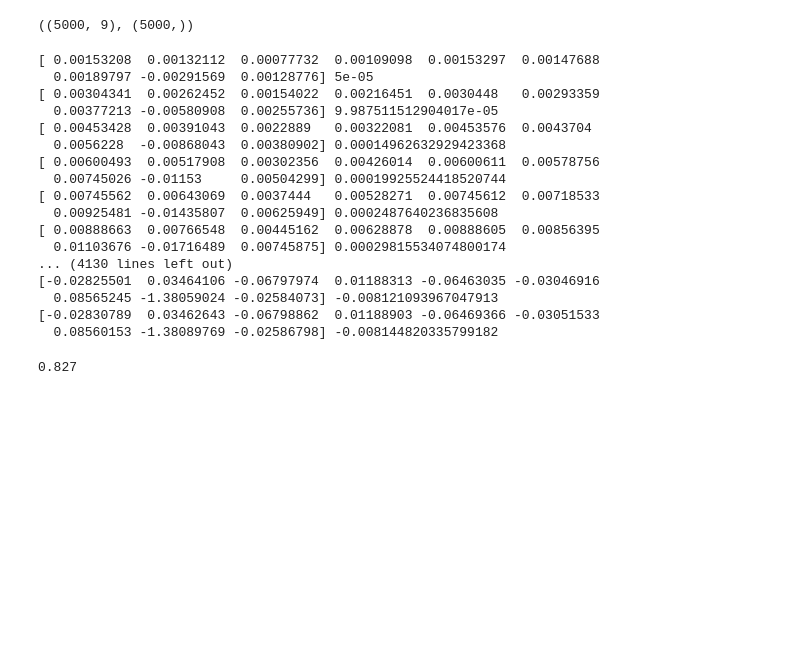
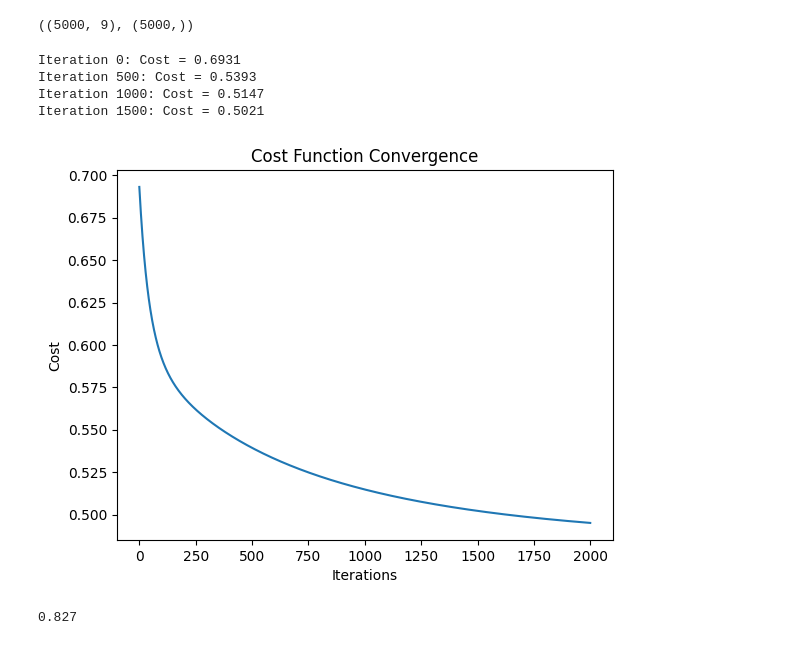
Before and after one commit to kriti123680/Air-Pollution-Analysis, a Jupyter notebook: notebook/logistic_regression.ipynb, the cells around one changed output. Cells and saved outputs as stored; diff of their text form; code cells hidden in the pictures; blank space fills up the shorter version.

```diff
--- a/notebook/logistic_regression.ipynb
+++ b/notebook/logistic_regression.ipynb
@@ -44,7 +44,8 @@ class LogisticRegressionScratch:
             self.weights = w_new
             b_new = self.bias - self.learning_rate*db
             self.bias = b_new
-            print(self.weights,self.bias)
+            if i % 500 == 0:
+                print(f"Iteration {i}: Cost = {cost:.4f}")
     def predict_proba(self,X):
         linear_output = np.dot(X,self.weights)+self.bias
         return self.sigmoid(linear_output)
@@ -65,23 +67,19 @@ X_test = scaler.transform(X_test)
 model = LogisticRegressionScratch(learning_rate=0.01,iterations = 2000)
 model.fit(X_train,y_train)
 # %% [output]
-[ 0.00153208  0.00132112  0.00077732  0.00109098  0.00153297  0.00147688
-  0.00189797 -0.00291569  0.00128776] 5e-05
-[ 0.00304341  0.00262452  0.00154022  0.00216451  0.0030448   0.00293359
-  0.00377213 -0.00580908  0.00255736] 9.987511512904017e-05
-[ 0.00453428  0.00391043  0.0022889   0.00322081  0.00453576  0.0043704
-  0.0056228  -0.00868043  0.00380902] 0.00014962632929423368
-[ 0.00600493  0.00517908  0.00302356  0.00426014  0.00600611  0.00578756
-  0.00745026 -0.01153     0.00504299] 0.00019925524418520744
-[ 0.00745562  0.00643069  0.0037444   0.00528271  0.00745612  0.00718533
-  0.00925481 -0.01435807  0.00625949] 0.0002487640236835608
-[ 0.00888663  0.00766548  0.00445162  0.00628878  0.00888605  0.00856395
-  0.01103676 -0.01716489  0.00745875] 0.00029815534074800174
-... (4130 lines left out)
-[-0.02825501  0.03464106 -0.06797974  0.01188313 -0.06463035 -0.03046916
-  0.08565245 -1.38059024 -0.02584073] -0.008121093967047913
-[-0.02830789  0.03462643 -0.06798862  0.01188903 -0.06469366 -0.03051533
-  0.08560153 -1.38089769 -0.02586798] -0.008144820335799182
+Iteration 0: Cost = 0.6931
+Iteration 500: Cost = 0.5393
+Iteration 1000: Cost = 0.5147
+Iteration 1500: Cost = 0.5021
+# %%
+import matplotlib.pyplot as plt
+plt.plot(model.cost_history)
+plt.xlabel("Iterations")
+plt.ylabel("Cost")
+plt.title("Cost Function Convergence")
+plt.show()
+# %% [output]
+[figure, added]
 # %%
 y_pred = model.predict(X_test)
 # %%
```
Also changed, not shown: parts of 1 cell of this notebook, 3 other files.
